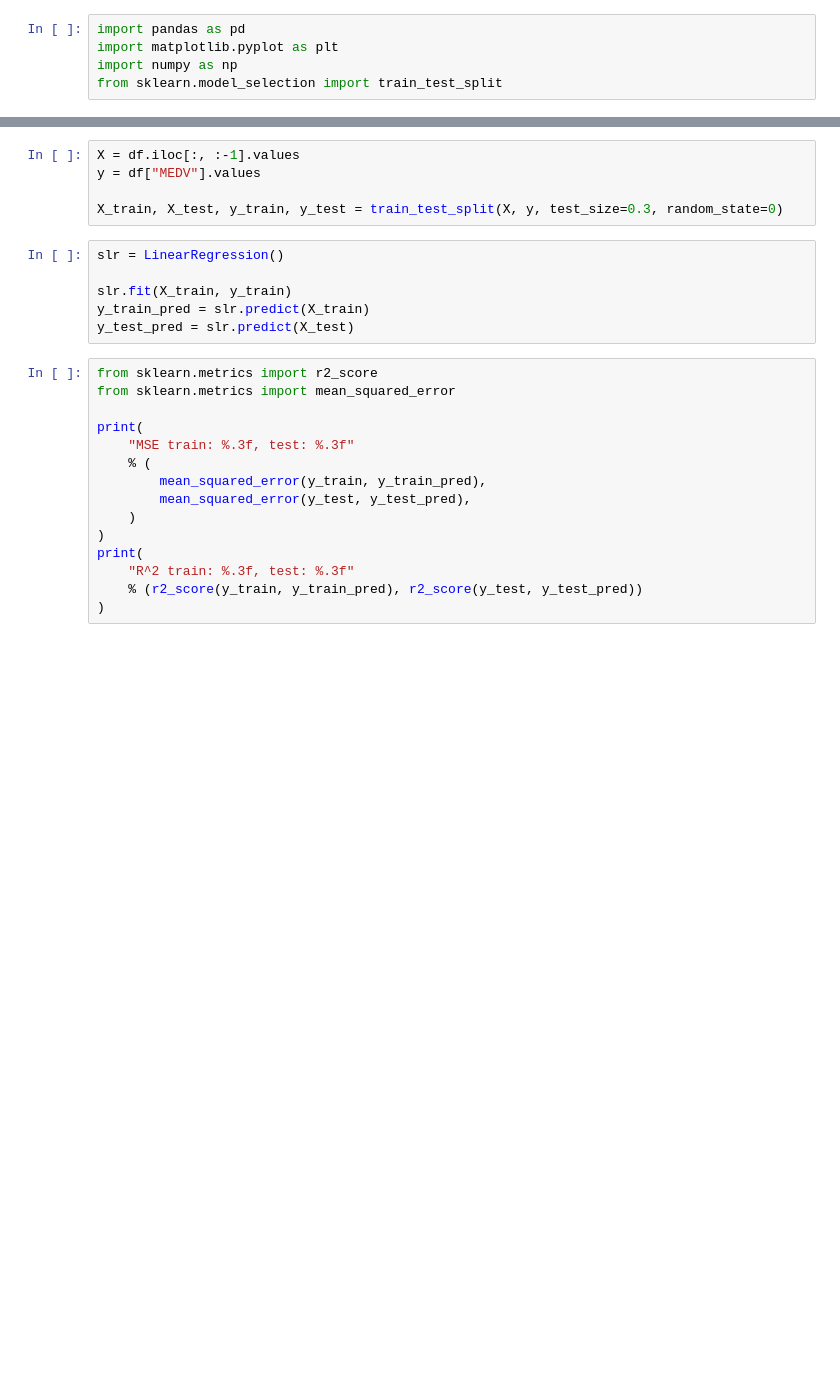
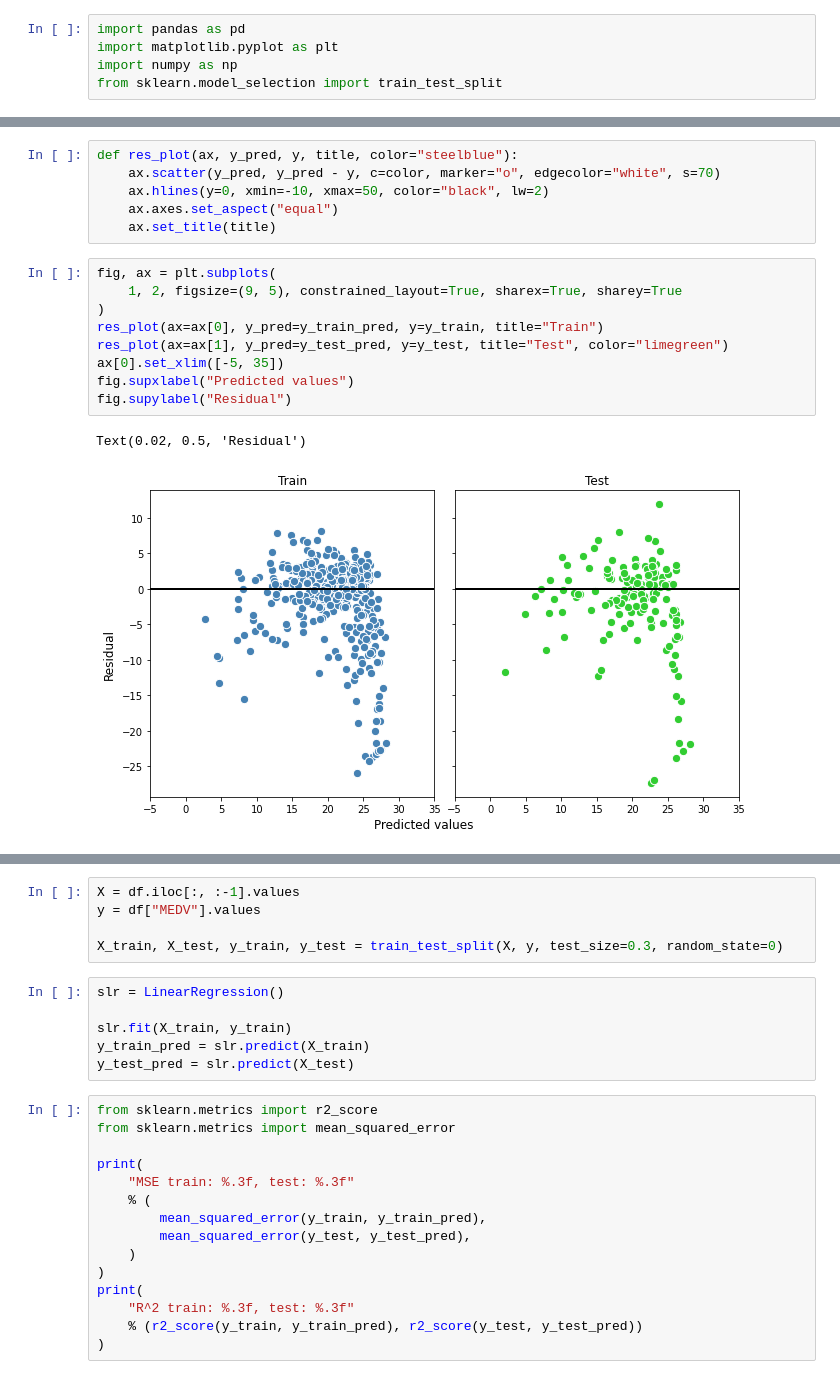
Before and after one commit to ie-ai-class/smart-tech-2564-2, a Jupyter notebook: Topic 05 - Regression/T11.ipynb, the cells around one changed output, grey strips where cells are left out. Cells and saved outputs as stored; diff of their text form; blank space fills up the shorter version.

```diff
--- a/Topic 05 - Regression/T11.ipynb
+++ b/Topic 05 - Regression/T11.ipynb
@@ -72,0 +56,18 @@ def lin_regplot(X, y, model):
+# %%
+def res_plot(ax, y_pred, y, title, color="steelblue"):
+    ax.scatter(y_pred, y_pred - y, c=color, marker="o", edgecolor="white", s=70)
+    ax.hlines(y=0, xmin=-10, xmax=50, color="black", lw=2)
+    ax.axes.set_aspect("equal")
+    ax.set_title(title)
+# %%
+fig, ax = plt.subplots(
+    1, 2, figsize=(9, 5), constrained_layout=True, sharex=True, sharey=True
+)
+res_plot(ax=ax[0], y_pred=y_train_pred, y=y_train, title="Train")
+res_plot(ax=ax[1], y_pred=y_test_pred, y=y_test, title="Test", color="limegreen")
+ax[0].set_xlim([-5, 35])
+fig.supxlabel("Predicted values")
+fig.supylabel("Residual")
+# %% [output]
+Text(0.02, 0.5, 'Residual')
+[figure, added]
```
Also changed, not shown: parts of 18 cells of this notebook, 2 other files.
